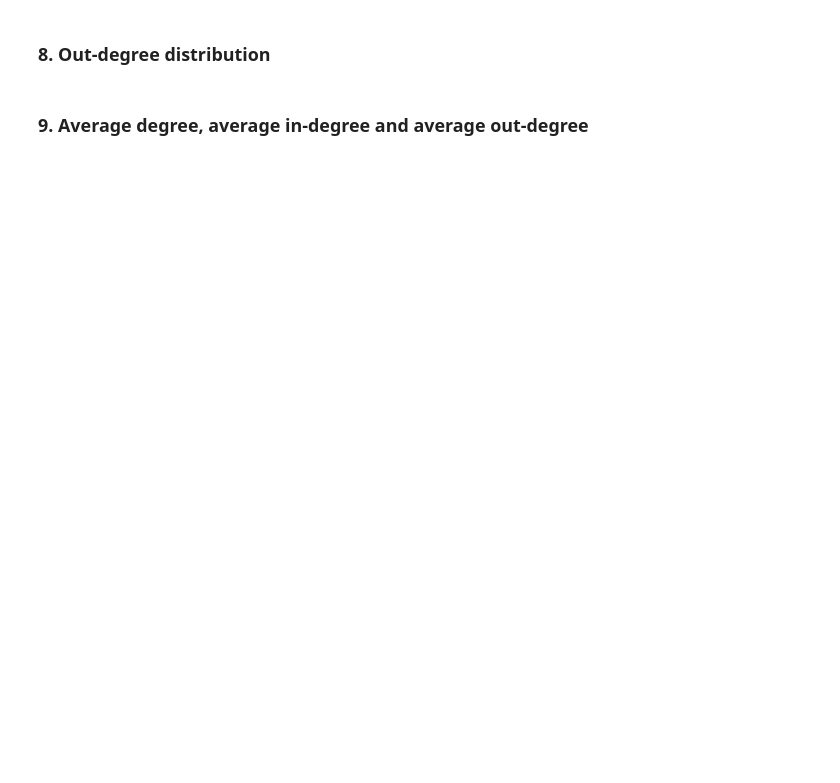
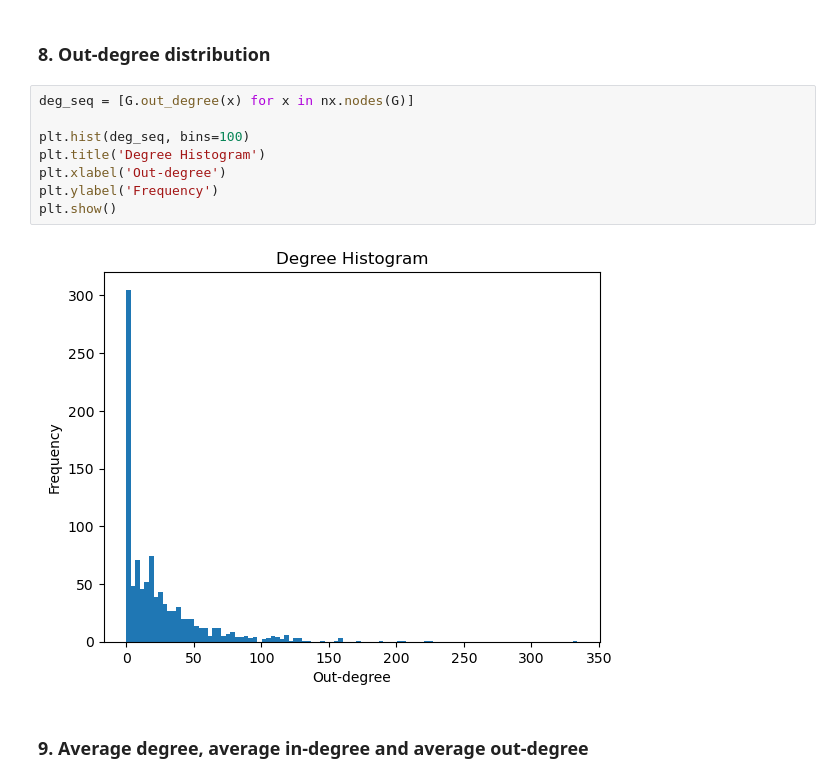
Before and after one commit to aaronchenwei/practical-social-network-analysis-with-python, a Jupyter notebook: 01-basics-of-graph-theory/basics-of-graph-theory.ipynb, the cells around one changed output. Cells and saved outputs as stored; diff of their text form; blank space fills up the shorter version.

```diff
--- a/01-basics-of-graph-theory/basics-of-graph-theory.ipynb
+++ b/01-basics-of-graph-theory/basics-of-graph-theory.ipynb
@@ -48,4 +80,14 @@ node: 4 in-degree: 74 out-degree: 89 degree: 163
 # %% [markdown]
 ### 8. Out-degree distribution
+# %%
+deg_seq = [G.out_degree(x) for x in nx.nodes(G)]
+
+plt.hist(deg_seq, bins=100)
+plt.title('Degree Histogram')
+plt.xlabel('Out-degree')
+plt.ylabel('Frequency')
+plt.show()
+# %% [output]
+[figure, added]
 # %% [markdown]
 ### 9. Average degree, average in-degree and average out-degree
```
Also changed, not shown: parts of 17 cells of this notebook.
